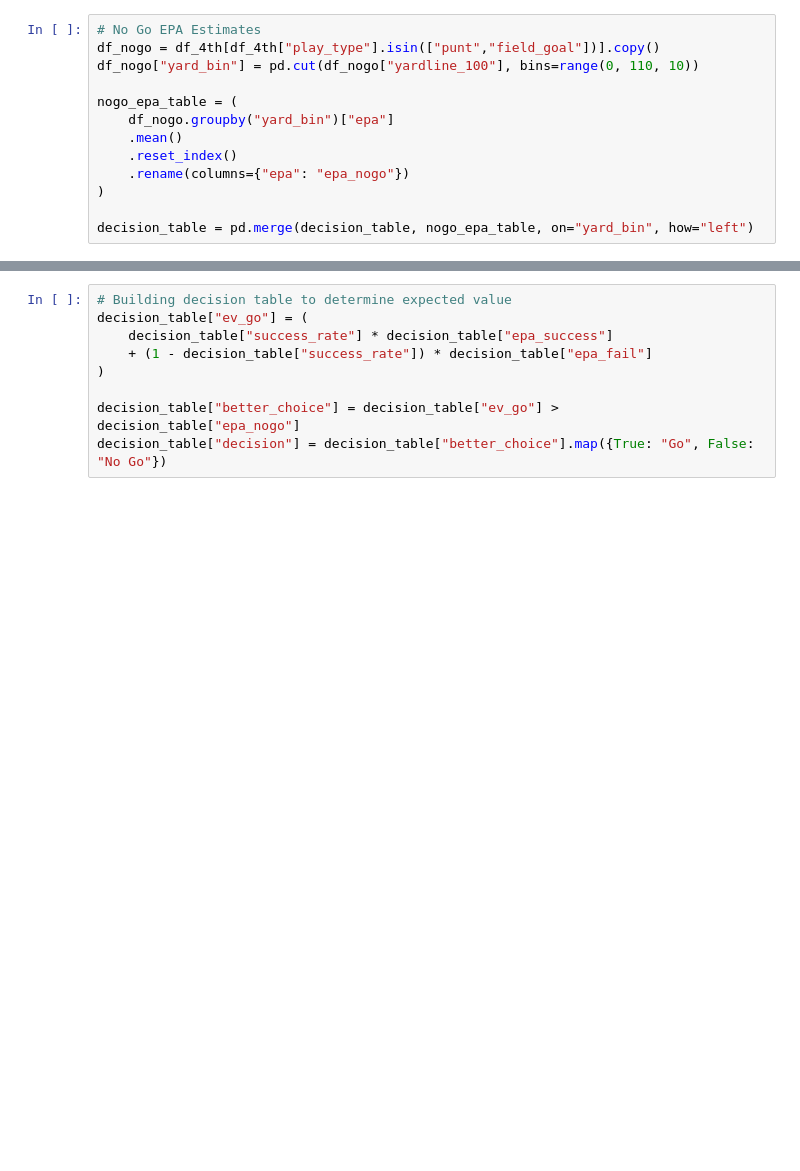
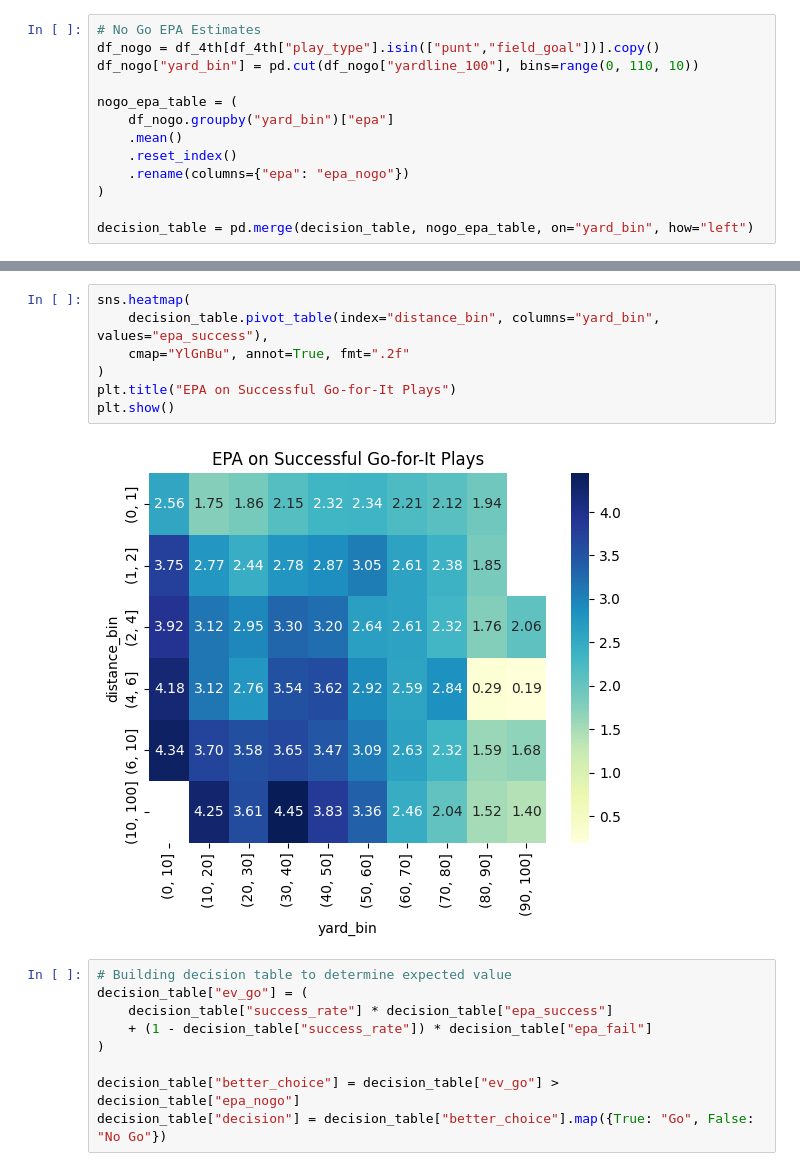
Before and after one commit to slimseidl/4th-Down-Model, a Jupyter notebook: notebooks/EDA/LogicExploration.ipynb, the cells around one changed output, grey strips where cells are left out. Saved outputs shown, nothing was run; the diff lists cells and outputs as text; blank space fills up the shorter version.

```diff
--- a/notebooks/EDA/LogicExploration.ipynb
+++ b/notebooks/EDA/LogicExploration.ipynb
@@ -168,3 +184,12 @@ decision_table = pd.merge(decision_table, nogo_epa_table, on="yard_bin", how="le
+# %%
+sns.heatmap(
+    decision_table.pivot_table(index="distance_bin", columns="yard_bin", values="epa_success"),
+    cmap="YlGnBu", annot=True, fmt=".2f"
+)
+plt.title("EPA on Successful Go-for-It Plays")
+plt.show()
+# %% [output]
+[figure, added]
 # %%
 # Building decision table to determine expected value
 decision_table["ev_go"] = (
```
Also changed, not shown: parts of 2 cells of this notebook.
